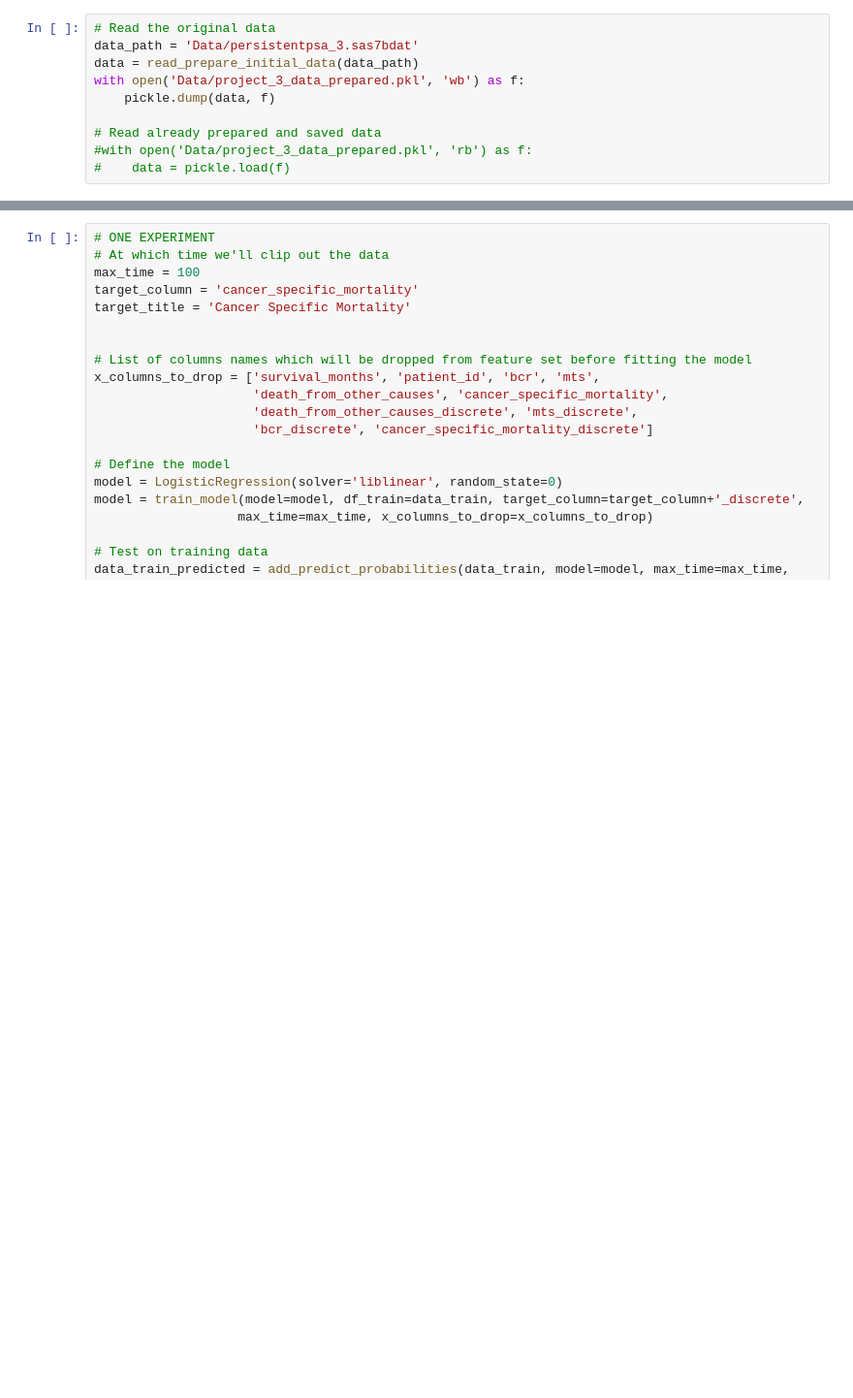
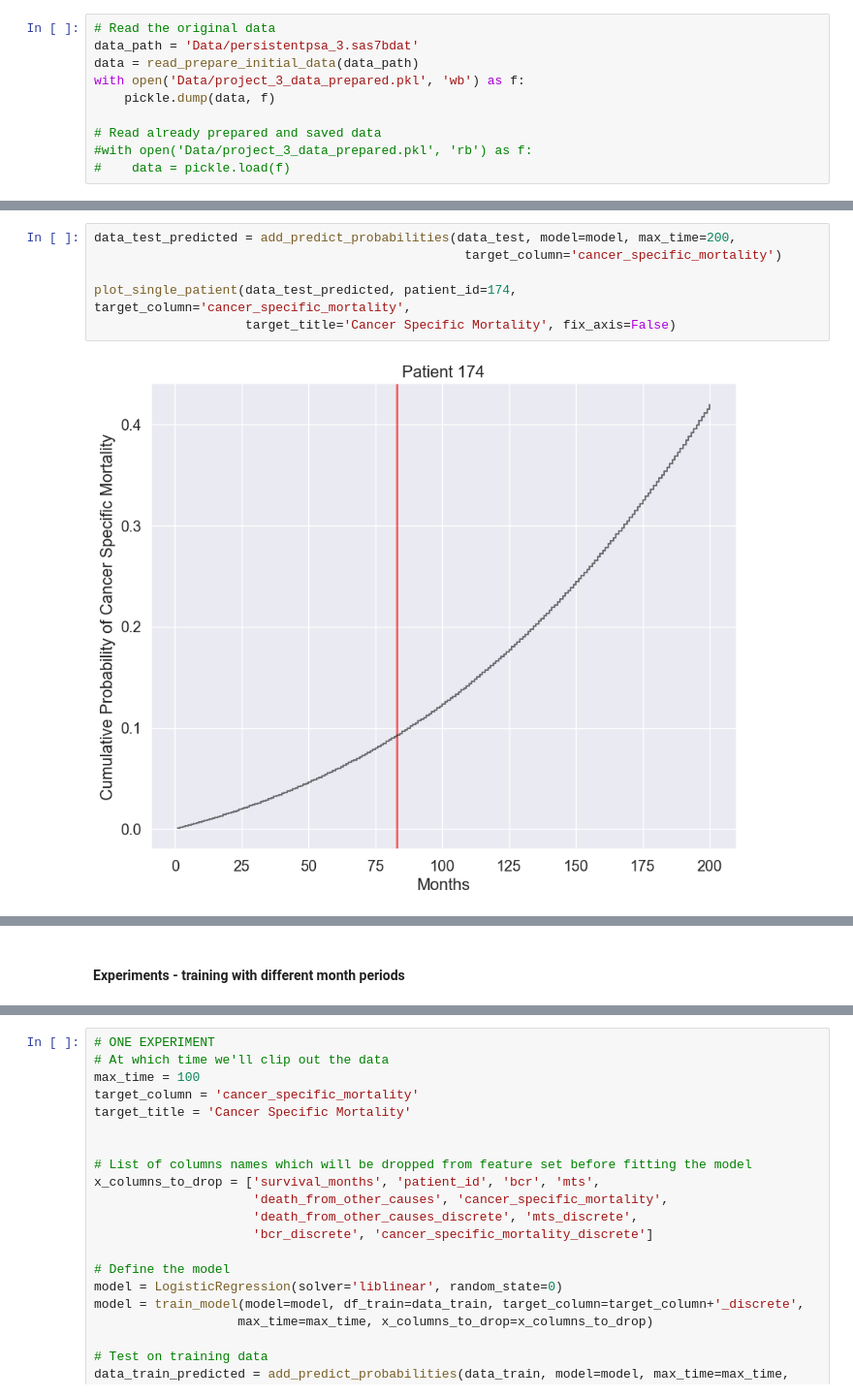
Before and after one commit to vytautas9/Tiriamasis_Projektas_3, a Jupyter notebook: ResearchProject3.ipynb, the cells around one changed output, grey strips where cells are left out. Shown at 97% size. Saved outputs shown, nothing was run; the diff lists cells and outputs as text; blank space fills up the shorter version.

```diff
--- a/ResearchProject3.ipynb
+++ b/ResearchProject3.ipynb
@@ -779,0 +1215,8 @@ NameError: name 'report_best_scores' is not defined
+# %%
+data_test_predicted = add_predict_probabilities(data_test, model=model, max_time=200,
+                                                 target_column='cancer_specific_mortality')
+
+plot_single_patient(data_test_predicted, patient_id=174, target_column='cancer_specific_mortality',
+                    target_title='Cancer Specific Mortality', fix_axis=False)
+# %% [output]
+[figure, added]
@@ -779,0 +1224,2 @@ NameError: name 'report_best_scores' is not defined
+# %% [markdown]
+#### Experiments - training with different month periods
```
Also changed, not shown: parts of 154 cells of this notebook.
